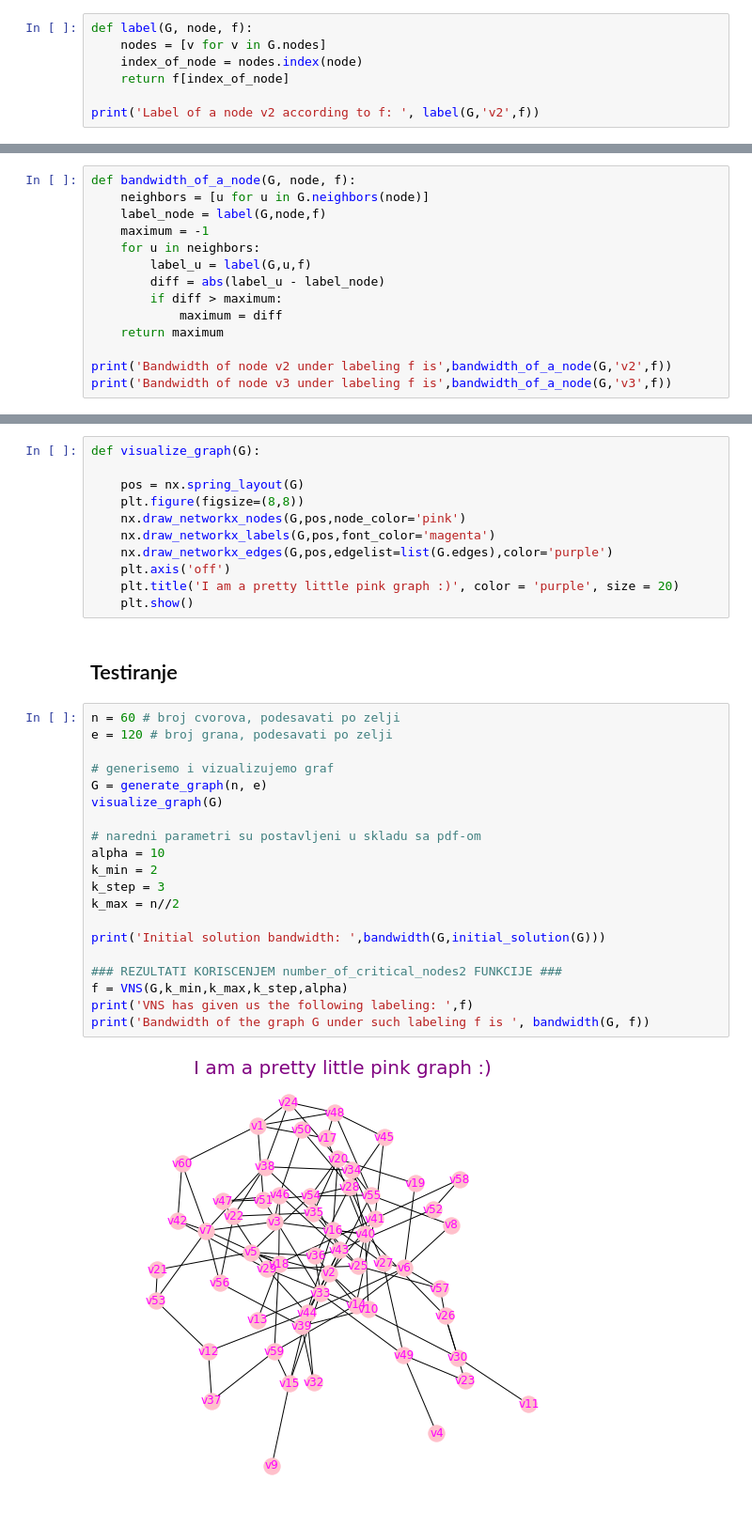
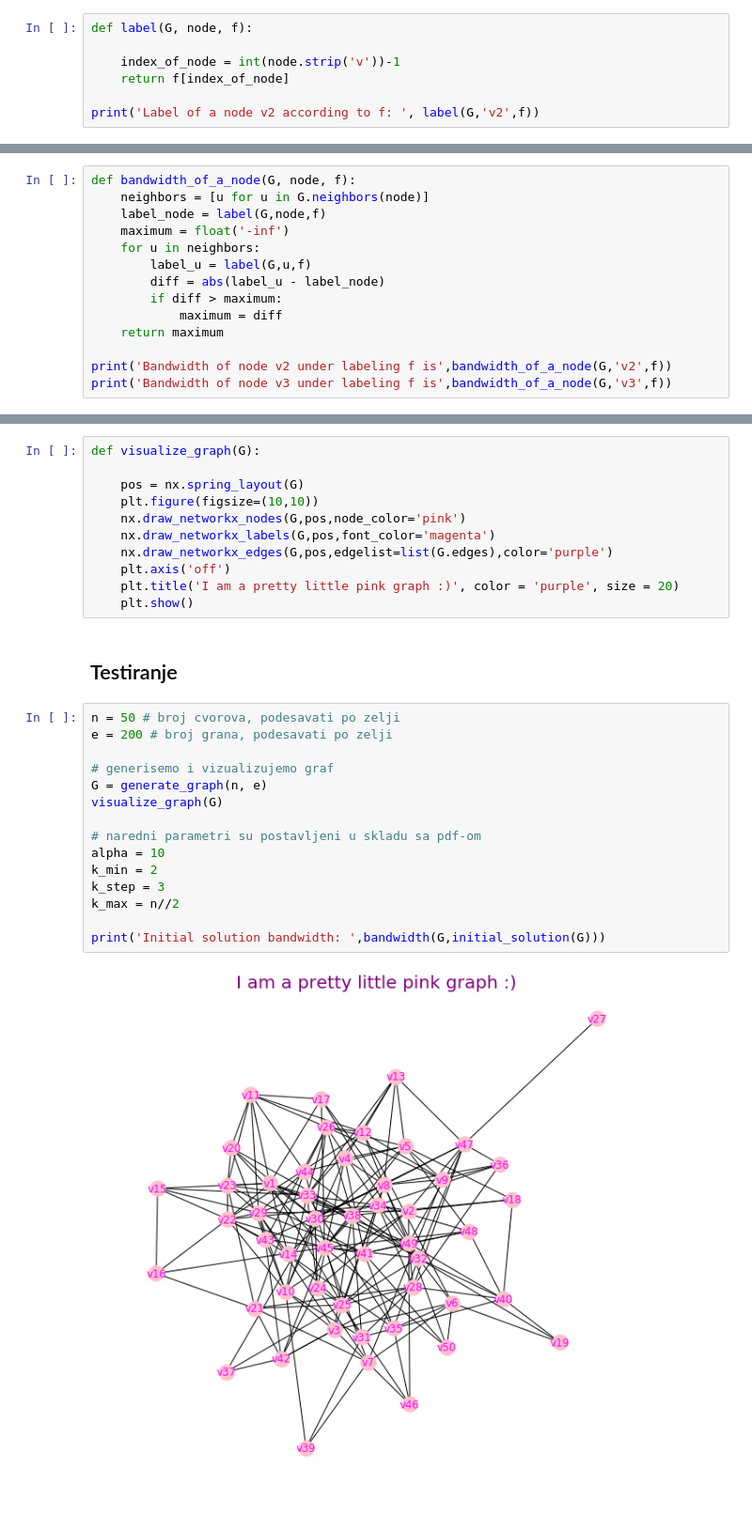
Before and after one commit to NevenaaNikolic/Bandwidth-minimization-problem, a Jupyter notebook: bmp.ipynb, the cells around one changed output, grey strips where cells are left out. Shown at 94% size. Drawn from its saved outputs; the diff is of its cells as text.

```diff
--- a/bmp.ipynb
+++ b/bmp.ipynb
@@ -35,7 +48,7 @@ Definišemo funkciju $label$ koja za dati graf $G$, čvor $node$ i funkciju labe
 # %%
 def label(G, node, f):
-    nodes = [v for v in G.nodes]
-    index_of_node = nodes.index(node)
+
+    index_of_node = int(node.strip('v'))-1
     return f[index_of_node]
 
 print('Label of a node v2 according to f: ', label(G,'v2',f))
@@ -47,7 +60,7 @@ Definišemo funkciju $bandwidth\_of\_a\_node$ koja za dati graf $G$, čvor $node
 def bandwidth_of_a_node(G, node, f):
     neighbors = [u for u in G.neighbors(node)]
     label_node = label(G,node,f)
-    maximum = -1
+    maximum = float('-inf')
     for u in neighbors:
         label_u = label(G,u,f)
         diff = abs(label_u - label_node)
@@ -432,7 +411,7 @@ Pomoćna funkcija $visualize\_graph$ koja vizualizuje prosleđeni graf.
 def visualize_graph(G):
 
     pos = nx.spring_layout(G)
-    plt.figure(figsize=(8,8))
+    plt.figure(figsize=(10,10))
     nx.draw_networkx_nodes(G,pos,node_color='pink')
     nx.draw_networkx_labels(G,pos,font_color='magenta')
     nx.draw_networkx_edges(G,pos,edgelist=list(G.edges),color='purple')
@@ -442,24 +421,19 @@ def visualize_graph(G):
 # %% [markdown]
 ## Testiranje
 # %%
-n = 60 # broj cvorova, podesavati po zelji
-e = 120 # broj grana, podesavati po zelji
+n = 50 # broj cvorova, podesavati po zelji
+e = 200 # broj grana, podesavati po zelji
 
 # generisemo i vizualizujemo graf
 G = generate_graph(n, e)
 visualize_graph(G)
 
 # naredni parametri su postavljeni u skladu sa pdf-om
 alpha = 10
 k_min = 2
 k_step = 3
 k_max = n//2
 
 print('Initial solution bandwidth: ',bandwidth(G,initial_solution(G)))
-
-### REZULTATI KORISCENJEM number_of_critical_nodes2 FUNKCIJE ###
-f = VNS(G,k_min,k_max,k_step,alpha)
-print('VNS has given us the following labeling: ',f)
-print('Bandwidth of the graph G under such labeling f is ', bandwidth(G, f))
 # %% [output]
-[figure, old version]
+[figure, new version]
```
Also changed, not shown: parts of 31 cells of this notebook, 2 other files.
